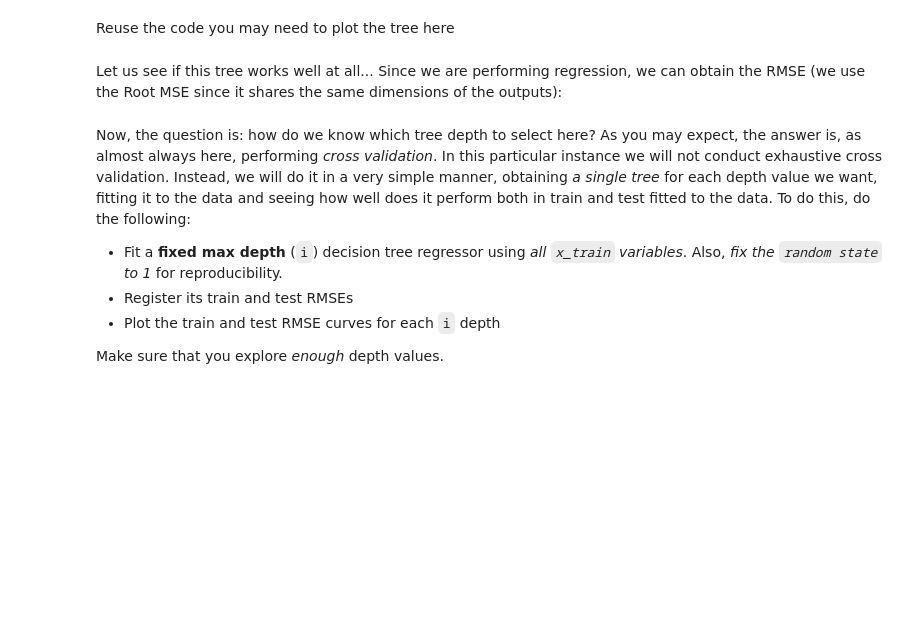
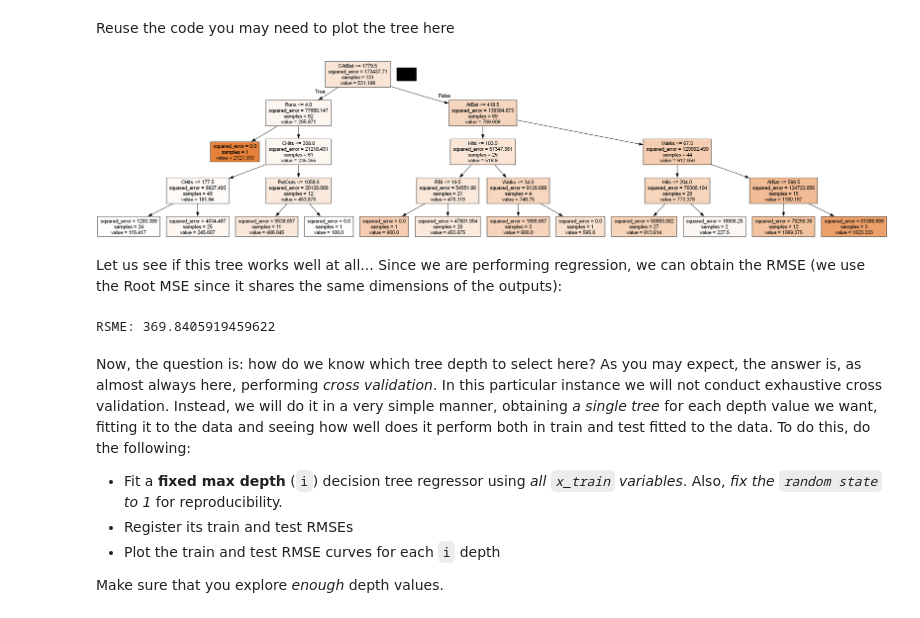
Before and after one commit to prg05/p2-8-prg05-main, a Jupyter notebook: notebook/Lab2_8_Trees.ipynb, the cells around one changed output. Drawn from its saved outputs; the diff is of its cells as text; code cells hidden in the pictures; blank space fills up the shorter version.

```diff
--- a/notebook/Lab2_8_Trees.ipynb
+++ b/notebook/Lab2_8_Trees.ipynb
@@ -113,9 +157,28 @@ Reuse the code you may need to plot the tree here
+# %%
+# TODO: Your code here!
+dot_data = StringIO()
+export_graphviz(regressor_2,
+                out_file=dot_data,
+                feature_names=x_train.columns,
+                filled=True,
+                class_names=None)
+
+graph = pydotplus.graph_from_dot_data(dot_data.getvalue())
+
+Image(graph.create_png())
+# %% [output]
+[figure, added]
 # %% [markdown]
 Let us see if this tree works well at all... Since we are performing regression, we can obtain the RMSE (we use the Root MSE since it shares the same dimensions of the outputs):
 # %%
-predictions = # TODO: Obtain the predictions for x_test
+predictions = regressor_2.predict(x_test) # Obtain the predictions for x_test
 
-# TODO: Print the RMSE for the predictions
+# Print the RMSE for the predictions
+
+rmse = np.sqrt(mean_squared_error(y_test, predictions))
+print("RSME:", rmse)
+# %% [output]
+RSME: 369.8405919459622
 # %% [markdown]
 Now, the question is: how do we know which tree depth to select here? As you may expect, the answer is, as almost always here, performing _cross validation_. In this particular instance we will not conduct exhaustive cross validation. Instead, we will do it in a very simple manner, obtaining *a single tree* for each depth value we want, fitting it to the data and seeing how well does it perform both in train and test  fitted to the data. To do this, do the following:
 * Fit a **fixed max depth** (`i`) decision tree regressor using *all `x_train` variables*. Also, *fix the `random state` to 1* for reproducibility.
```
Also changed, not shown: parts of 48 cells of this notebook.
